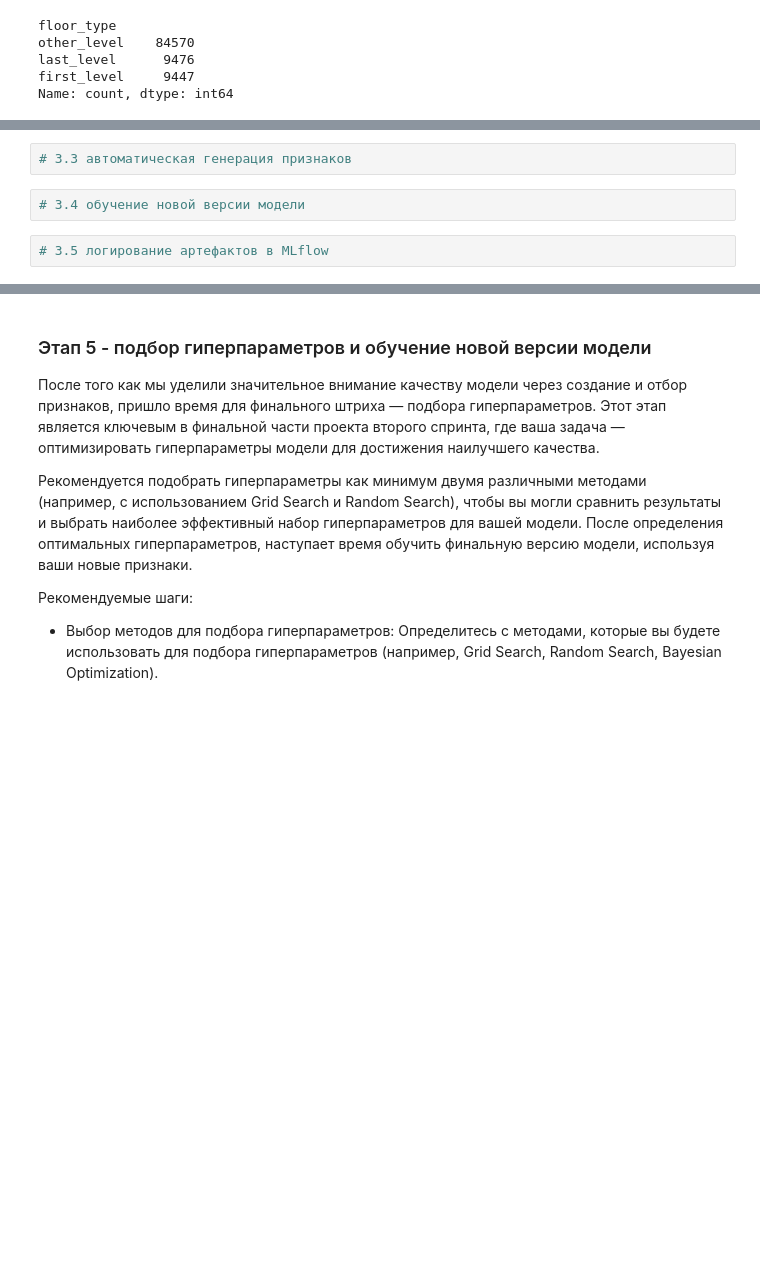
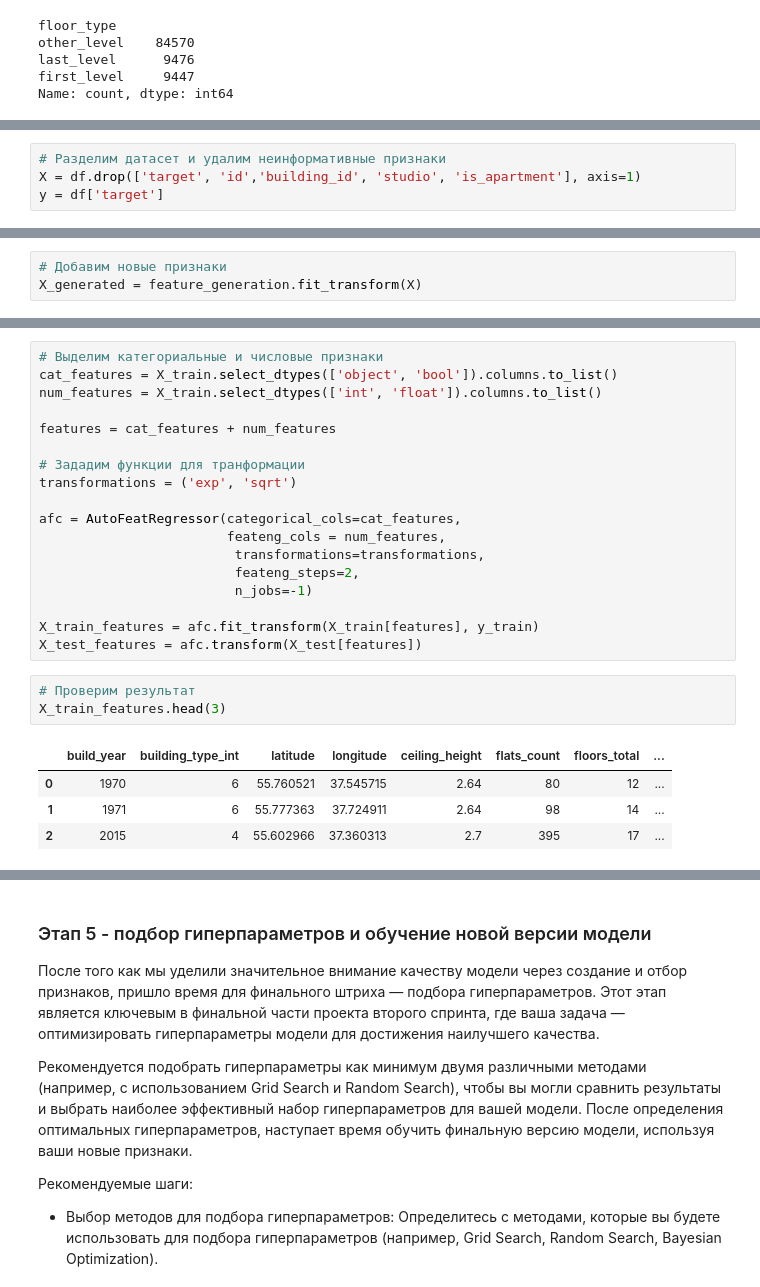
Before and after one commit to RumKam/mle-project-sprint-2-v001, a Jupyter notebook: model_improvement/project_sprint_2.ipynb, the cells around one changed output, grey strips where cells are left out. Cells and saved outputs as stored; diff of their text form; blank space fills up the shorter version.

Commit message:
feature selection

```diff
--- a/model_improvement/project_sprint_2.ipynb
+++ b/model_improvement/project_sprint_2.ipynb
@@ -978,0 +950,4 @@ print(f"Distance between San Francisco and Los Angeles: {distance_km:.2f} km")
+# %%
+# Разделим датасет и удалим неинформативные признаки
+X = df.drop(['target', 'id','building_id', 'studio', 'is_apartment'], axis=1)
+y = df['target']
@@ -978,0 +1053,3 @@ print(f"Distance between San Francisco and Los Angeles: {distance_km:.2f} km")
+# %%
+# Добавим новые признаки
+X_generated = feature_generation.fit_transform(X)
@@ -979,6 +1070,26 @@ print(f"Distance between San Francisco and Los Angeles: {distance_km:.2f} km")
 # %%
-# 3.3 автоматическая генерация признаков
+# Выделим категориальные и числовые признаки
+cat_features = X_train.select_dtypes(['object', 'bool']).columns.to_list()
+num_features = X_train.select_dtypes(['int', 'float']).columns.to_list()
+
+features = cat_features + num_features
+
+# Зададим функции для транформации
+transformations = ('exp', 'sqrt')
+
+afc = AutoFeatRegressor(categorical_cols=cat_features,
+                        feateng_cols = num_features,
+                         transformations=transformations,
+                         feateng_steps=2,
+                         n_jobs=-1)
+
+X_train_features = afc.fit_transform(X_train[features], y_train)
+X_test_features = afc.transform(X_test[features])
-# %%
-# 3.4 обучение новой версии модели
-# %%
-# 3.5 логирование артефактов в MLflow
+# %%
+# Проверим результат
+X_train_features.head(3)
+# %% [output]
+|  | build_year | building_type_int | latitude | longitude | ceiling_height | flats_count | floors_total | ... |
+| 0 | 1970 | 6 | 55.760521 | 37.545715 | 2.64 | 80 | 12 | ... |
+| 1 | 1971 | 6 | 55.777363 | 37.724911 | 2.64 | 98 | 14 | ... |
+| 2 | 2015 | 4 | 55.602966 | 37.360313 | 2.7 | 395 | 17 | ... |
```
Also changed, not shown: parts of 64 cells of this notebook, 8 other files.
